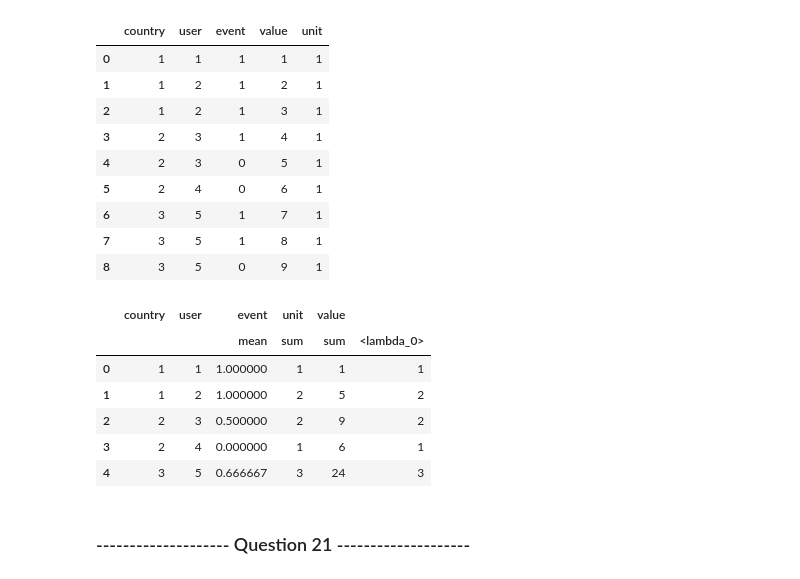
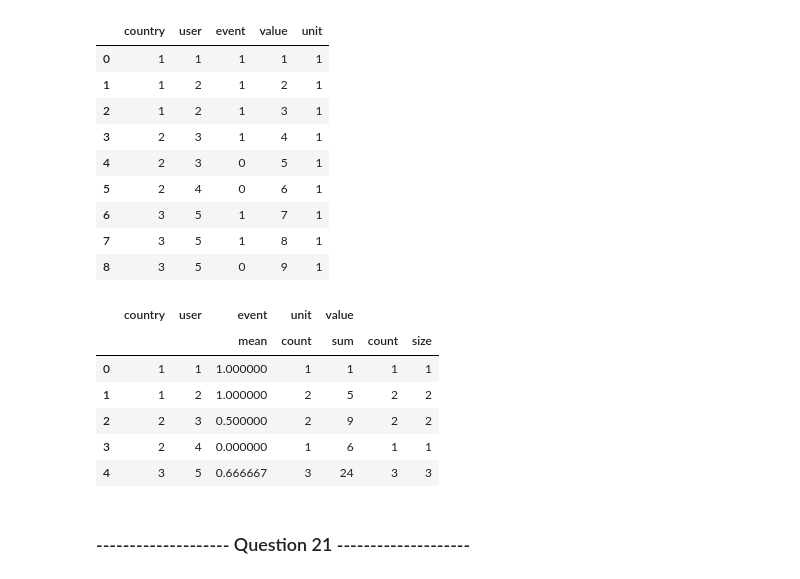
Before and after one commit to lselector/python_tutorials, a Jupyter notebook: c02_Pandas2.ipynb, the cells around one changed output. Saved outputs shown, nothing was run; the diff lists cells and outputs as text; code cells hidden in the pictures.

```diff
--- a/c02_Pandas2.ipynb
+++ b/c02_Pandas2.ipynb
@@ -1232,19 +1238,26 @@ display(df)
 | 6 | 3 | 5 | 1 | 7 | 1 |
 | 7 | 3 | 5 | 1 | 8 | 1 |
 | 8 | 3 | 5 | 0 | 9 | 1 |
-# %%
-myfunc = lambda x: sum(x/x)
-mygroups = df.groupby(['country','user'], as_index=False)
-df2 = mygroups.agg({'event':np.mean, 'unit':np.sum, 'value':[np.sum, myfunc] })
-df2
-# %% [output]
-|  | country | user | event | unit | value |  |
-|  |  |  | mean | sum | sum | <lambda_0> |
-| 0 | 1 | 1 | 1.000000 | 1 | 1 | 1 |
-| 1 | 1 | 2 | 1.000000 | 2 | 5 | 2 |
-| 2 | 2 | 3 | 0.500000 | 2 | 9 | 2 |
-| 3 | 2 | 4 | 0.000000 | 1 | 6 | 1 |
-| 4 | 3 | 5 | 0.666667 | 3 | 24 | 3 |
+# %%
+# to keep lines shorter, we split groupby() and agg()
+# into separate operations
+mygroups = df.groupby(['country','user'], as_index=False)
+df2 = mygroups.agg({
+    'event' : np.mean,                    # function without quotes
+    'unit'  : "count",                    # function with quotes
+    'value' : [np.sum, "count", np.size]
+})
+display(df2)
+# note how in the output we have levels in column names
+# because for column "value" we make 3 metrics:  sum, count, size
+# %% [output]
+|  | country | user | event | unit | value |  |  |
+|  |  |  | mean | count | sum | count | size |
+| 0 | 1 | 1 | 1.000000 | 1 | 1 | 1 | 1 |
+| 1 | 1 | 2 | 1.000000 | 2 | 5 | 2 | 2 |
+| 2 | 2 | 3 | 0.500000 | 2 | 9 | 2 | 2 |
+| 3 | 2 | 4 | 0.000000 | 1 | 6 | 1 | 1 |
+| 4 | 3 | 5 | 0.666667 | 3 | 24 | 3 | 3 |
 # %% [markdown]
 ### -------------------- Question 21 --------------------
 # %% [markdown]
```
Also changed, not shown: parts of 13 cells of this notebook.
